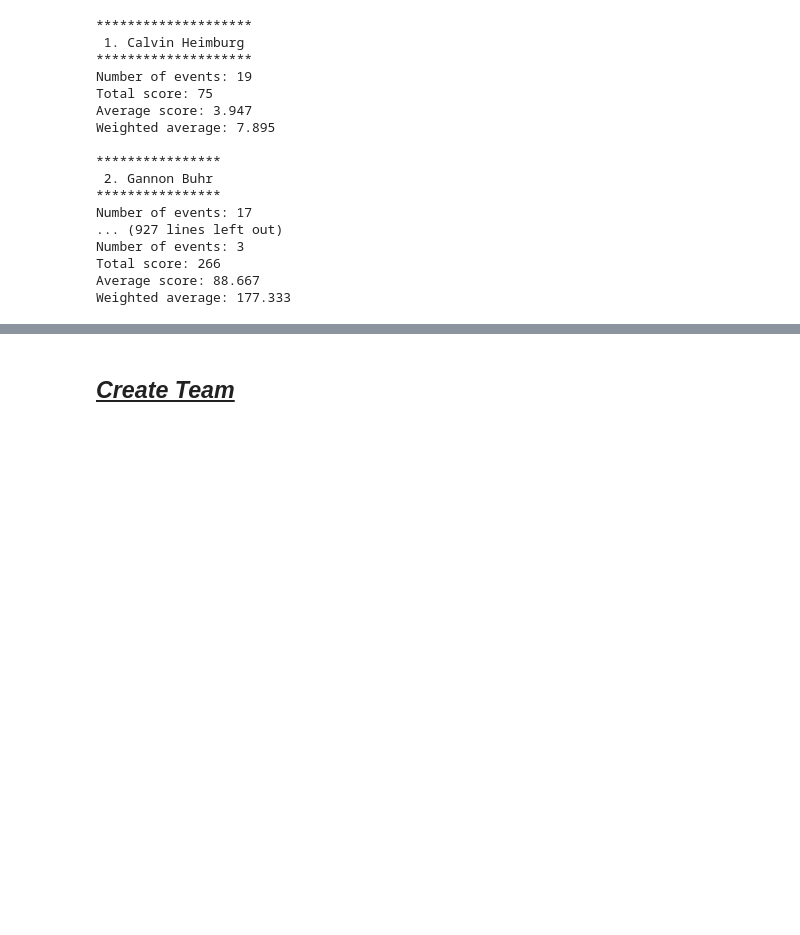
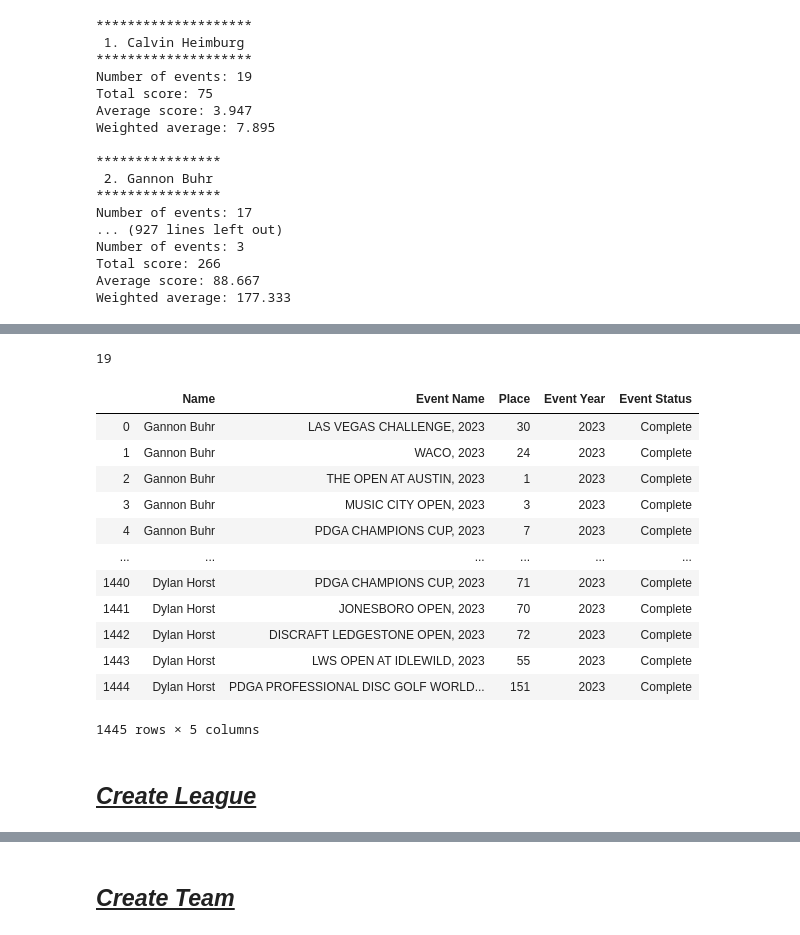
Before and after one commit to p-szymo/dg_fantasy, a Jupyter notebook: PDGA_Results_SCRAPE-OOP-current-version.ipynb, the cells around one changed output, grey strips where cells are left out. Cells and saved outputs as stored; diff of their text form; code cells hidden in the pictures; blank space fills up the shorter version.

Commit message:
start postgres work

```diff
--- a/PDGA_Results_SCRAPE-OOP-current-version.ipynb
+++ b/PDGA_Results_SCRAPE-OOP-current-version.ipynb
@@ -28,0 +99,19 @@ import time
+# %%
+connection, postgres = connect_to_sql()
+
+for event in events:
+    postgres.execute(event.table_exists_query)
+
+    if not postgres.fetchone():
+        print(f'Table named "{event.table_name}" does not exist.')
+        postgres.execute(event.create_table_query)
+
+    else:
+        print(f'Table named "{event.table_name}" already exists.')
+        pass
+
+    postgres.execute(event.insert_values_query)
+
+    print(f'Values inserted into "{event.table_name}" table.')
+
+close_connection(connection, postgres)
@@ -110,5 +192,11 @@ len(events_errors)
+# %%
+for i,x in events[0].results_df.iterrows():
+    print(x)
 # %% [markdown]
 ## *<u>Calculate Player Scores</u>*
+# %%
+for player in players:
+    player.player_results = {2023: {}}
 # %%
 for player in players:
     for event in events:
@@ -138,0 +247,37 @@ Weighted average: 177.333
+# %%
+len(players_sorted[0].player_results[2023])
+# %% [output]
+19
+# %%
+players_for_postgres = []
+
+for player in players:
+    for year, results in player.player_results.items():
+        for event_name, place in results.items():
+            _dict = {
+                'Name': player.official_name,
+                'Event Name': event_name,
+                'Place': place,
+                'Event Year': year,
+                'Event Status': 'Complete'
+            }
+
+            players_for_postgres.append(_dict)
+# %%
+pd.DataFrame(players_for_postgres)
+# %% [output]
+|  | Name | Event Name | Place | Event Year | Event Status |
+| 0 | Gannon Buhr | LAS VEGAS CHALLENGE, 2023 | 30 | 2023 | Complete |
+| 1 | Gannon Buhr | WACO, 2023 | 24 | 2023 | Complete |
+| 2 | Gannon Buhr | THE OPEN AT AUSTIN, 2023 | 1 | 2023 | Complete |
+| 3 | Gannon Buhr | MUSIC CITY OPEN, 2023 | 3 | 2023 | Complete |
+| 4 | Gannon Buhr | PDGA CHAMPIONS CUP, 2023 | 7 | 2023 | Complete |
+| ... | ... | ... | ... | ... | ... |
+| 1440 | Dylan Horst | PDGA CHAMPIONS CUP, 2023 | 71 | 2023 | Complete |
+| 1441 | Dylan Horst | JONESBORO OPEN, 2023 | 70 | 2023 | Complete |
+| 1442 | Dylan Horst | DISCRAFT LEDGESTONE OPEN, 2023 | 72 | 2023 | Complete |
+| 1443 | Dylan Horst | LWS OPEN AT IDLEWILD, 2023 | 55 | 2023 | Complete |
+| 1444 | Dylan Horst | PDGA PROFESSIONAL DISC GOLF WORLD... | 151 | 2023 | Complete |
+1445 rows × 5 columns
+# %% [markdown]
+## *<u>Create League</u>*
```
Also changed, not shown: parts of 33 cells of this notebook, 5 other files.
